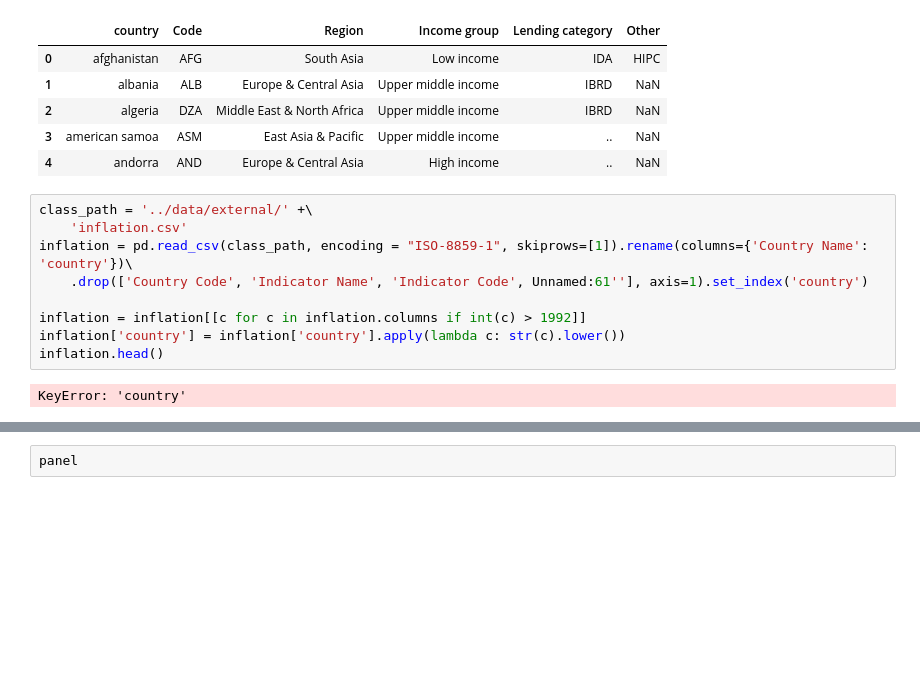
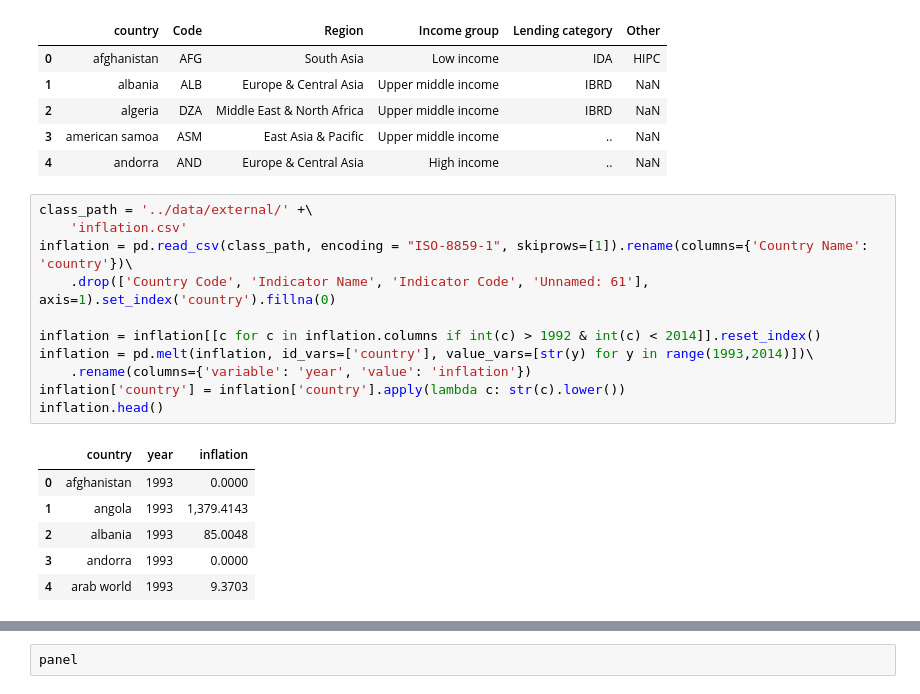
Before and after one commit to feliuserra/Luminosity, a Jupyter notebook: notebooks/model-dynamic_panel_regression.ipynb, the cells around one changed output, grey strips where cells are left out. Drawn from its saved outputs; the diff is of its cells as text; blank space fills up the shorter version.

Commit message:
Add inflation

```diff
--- a/notebooks/model-dynamic_panel_regression.ipynb
+++ b/notebooks/model-dynamic_panel_regression.ipynb
@@ -71,14 +71,21 @@ world_bank_class.head()
 # %%
 class_path = '../data/external/' +\
     'inflation.csv'
 inflation = pd.read_csv(class_path, encoding = "ISO-8859-1", skiprows=[1]).rename(columns={'Country Name': 'country'})\
-    .drop(['Country Code', 'Indicator Name', 'Indicator Code', Unnamed:61''], axis=1).set_index('country')
+    .drop(['Country Code', 'Indicator Name', 'Indicator Code', 'Unnamed: 61'], axis=1).set_index('country').fillna(0)
 
-inflation = inflation[[c for c in inflation.columns if int(c) > 1992]]
+inflation = inflation[[c for c in inflation.columns if int(c) > 1992 & int(c) < 2014]].reset_index()
+inflation = pd.melt(inflation, id_vars=['country'], value_vars=[str(y) for y in range(1993,2014)])\
+    .rename(columns={'variable': 'year', 'value': 'inflation'})
 inflation['country'] = inflation['country'].apply(lambda c: str(c).lower())
 inflation.head()
 # %% [output]
-KeyError: 'country'
+|  | country | year | inflation |
+| 0 | afghanistan | 1993 | 0.0000 |
+| 1 | angola | 1993 | 1,379.4143 |
+| 2 | albania | 1993 | 85.0048 |
+| 3 | andorra | 1993 | 0.0000 |
+| 4 | arab world | 1993 | 9.3703 |
 # %%
 %run ../src/models/section_series.py
 annual_frames = {}
```
Also changed, not shown: parts of 2 cells of this notebook.
